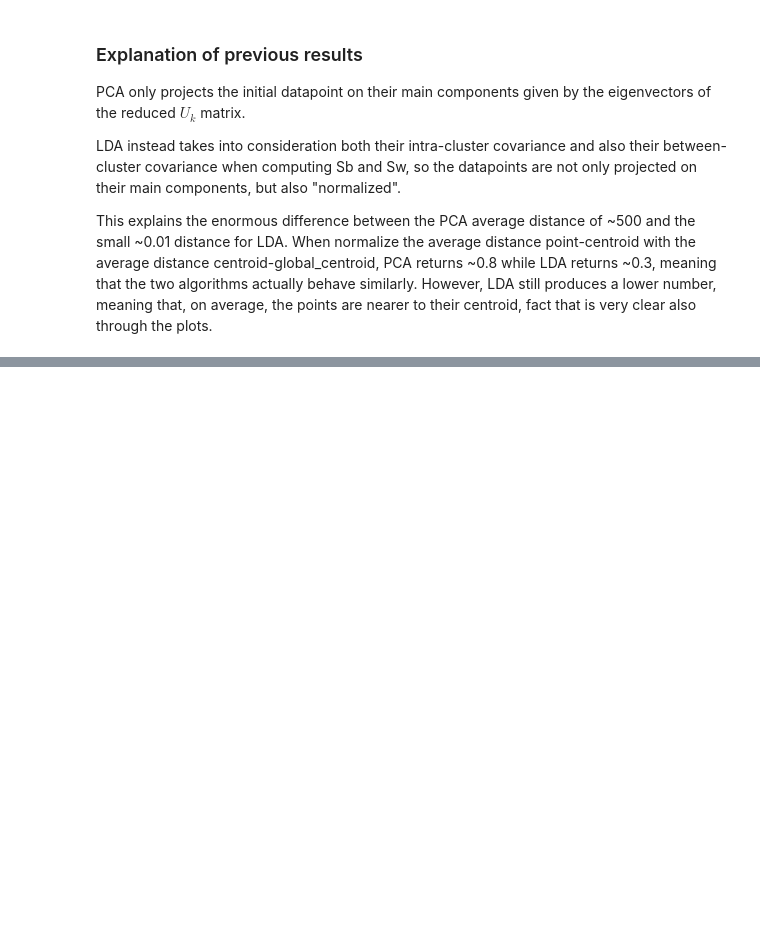
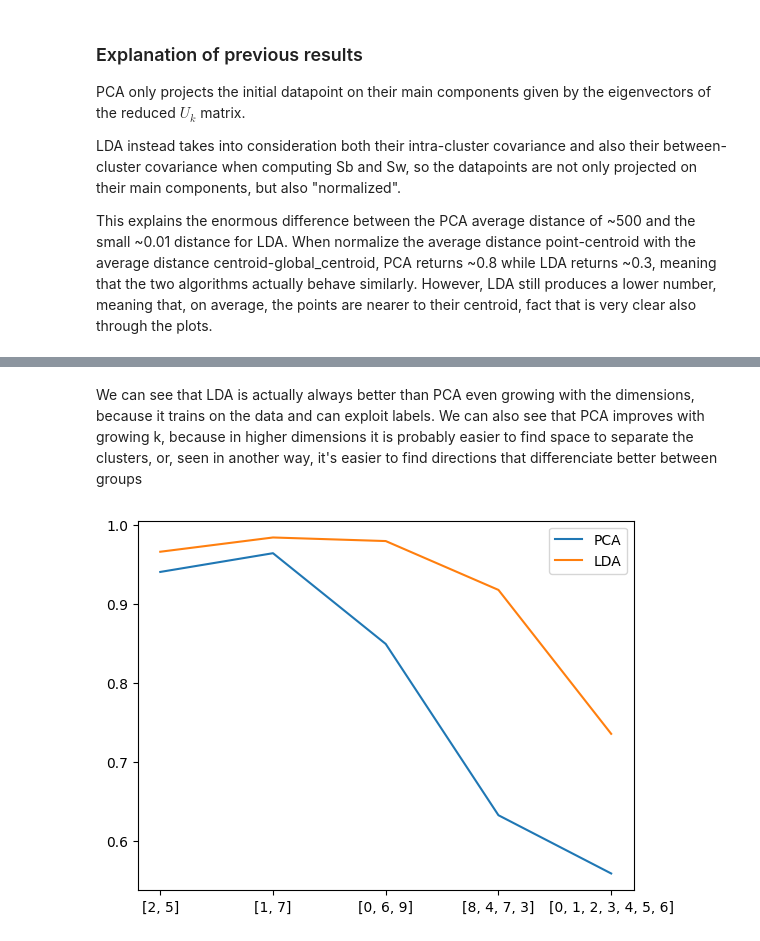
Before and after one commit to MarcelloCeresini/StatMatMethodsAI, a Jupyter notebook: src/Homework2.ipynb, the cells around one changed output, grey strips where cells are left out. Saved outputs shown, nothing was run; the diff lists cells and outputs as text; code cells hidden in the pictures; blank space fills up the shorter version.

```diff
--- a/src/Homework2.ipynb
+++ b/src/Homework2.ipynb
@@ -245,5 +303,5 @@ print("After normalization by average centroid distance: {:.2f}".format(distance
 # %%
-X_PCA_test = PCA(X_test, k)
+X_PCA_test = projection_matrix_PCA @ X_test
 distance_PCA_test, avg_centroid_distance = avg_distance_centroids(X_PCA_test, Y_test)
 print("Average distance from point to corresponding centroid with PCA: {:.2f}".format(distance_PCA_test))
 print("After normalization by average centroid distance: {:.2f}".format(distance_PCA_test / avg_centroid_distance))
@@ -250,5 +315,5 @@ print("After normalization by average centroid distance: {:.2f}".format(distance
 # %%
-X_LDA_test = LDA(X_test, Y_test, k)
+X_LDA_test = projection_matrix_LDA @ X_test
 distance_LDA_test, avg_centroid_distance = avg_distance_centroids(X_LDA_test, Y_test)
-print("Average distance from point to corresponding centroid with PCA: {:.2f}".format(distance_LDA_test))
+print("Average distance from point to corresponding centroid with LDA: {:.2f}".format(distance_LDA_test))
 print("After normalization by average centroid distance: {:.2f}".format(distance_LDA_test / avg_centroid_distance))
@@ -289,23 +388,9 @@ print("LDA accuracy on test set: {:.2f}%".format(get_accuracy(X_LDA_train, Y_tra
 # %%
-def complete_experiment(data, digits, k, train_split):
-    X = data[:, 1:]
-    X = X.T
-    Y = data[:, 0]
-
-    X, Y = get_data_from_index(X, Y, digits)
-
-    N_train = round(X.shape[1]*train_split)
-
-    (X_train, Y_train), (X_test, Y_test) = data_splits(X, Y, N_train)
-
-    X_PCA_train = PCA(X_train, k)
-    X_LDA_train = LDA(X_train, Y_train, k)
-
-    X_PCA_test = PCA(X_test, k)
-    X_LDA_test = LDA(X_test, Y_test, k)
-
-    acc_PCA = get_accuracy(X_PCA_train, Y_train, X_PCA_test, Y_test)
-    acc_LDA = get_accuracy(X_LDA_train, Y_train, X_LDA_test, Y_test)
-
-    return acc_PCA, acc_LDA
+data = pd.read_csv(os.path.join(ROOT_PATH, "data", "data.csv"))
+data = np.array(data)
+X = data[:, 1:]
+X = X.T
+Y = data[:, 0]
+N_train = round(X.shape[1]*train_split)
+(X_train, Y_train), (X_test, Y_test) = data_splits(X, Y, N_train)
 # %%
@@ -320,16 +405,20 @@ plt.show()
+# %% [markdown]
+We can see that LDA is actually always better than PCA even growing with the dimensions, because it trains on the data and can exploit labels. We can also see that PCA improves with growing k, because in higher dimensions it is probably easier to find space to separate the clusters, or, seen in another way, it's easier to find directions that differenciate better between groups
 # %%
 digit_values = [
+    [2, 5],
+    [1, 7],
     [0, 6, 9],
-    [2, 5],
     [8, 4, 7, 3],
-    # [0, 1, 2, 3, 4, 5, 6, 7, 8, 9],
-    [1, 7]
+    [0, 1, 2, 3, 4, 5, 6],
 ]
 
-results = [complete_experiment(data, d, 2, 0.8) for d in digit_values]
+results = [complete_experiment(X_train, Y_train, X_test, Y_test, d, 2) for d in tqdm(digit_values)]
 # %%
 x_range = np.arange(0, len(digit_values))
 plt.plot(x_range, [r[0] for r in results], x_range, [r[1] for r in results])
-plt.xticks(digit_values)
+plt.xticks(x_range, digit_values)
 plt.legend(["PCA", "LDA"])
 plt.show()
+# %% [output]
+[figure, added]
```
Also changed, not shown: parts of 40 cells of this notebook.
